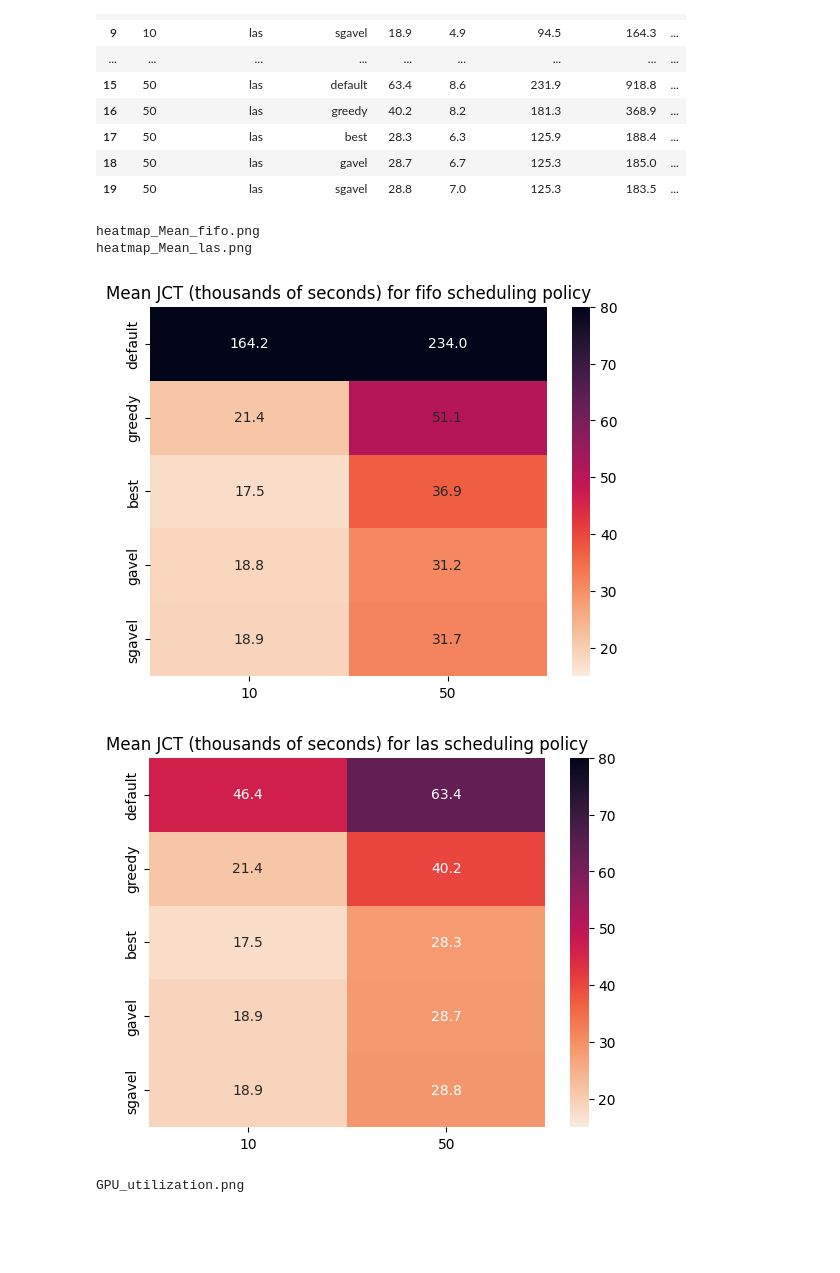
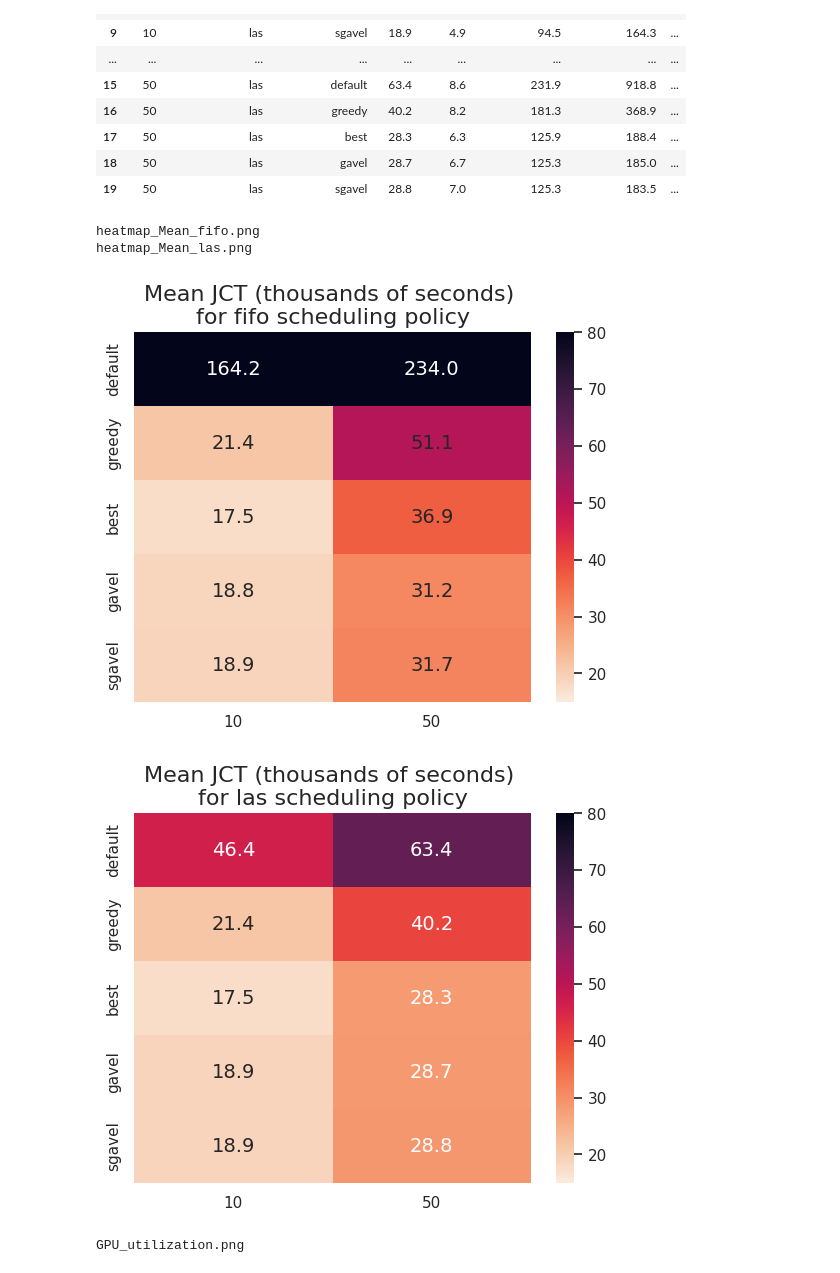
Before and after one commit to jfcooper2/blox, a Jupyter notebook: exploratory_data_analysis.ipynb, the cells around one changed output. Saved outputs shown, nothing was run; the diff lists cells and outputs as text; code cells hidden in the pictures; blank space fills up the shorter version.

Commit message:
Changed font sizes on the heatmaps so they are more legible

```diff
--- a/exploratory_data_analysis.ipynb
+++ b/exploratory_data_analysis.ipynb
@@ -133,26 +133,28 @@ display(metrics_JCT)
 # %%
 import matplotlib.pyplot as plt
 import seaborn as sns
 
+sns.set(font_scale=1)
 for s in scheduling_policies:
     m = 'Mean'
     plt.figure()
     df = metrics_JCT.loc[metrics_JCT["Scheduling Policy"] == s]
     df2 = pd.DataFrame(np.reshape(df[m].values, (2, 5)).T, columns=["10", "50"], index=metrics_JCT["Placement Policy"].values[:5])
     # sns.heatmap(df2, annot=True, fmt=".1f", cmap="crest")
-    ax = sns.heatmap(df2, annot=True, fmt=".1f", cmap="rocket_r")
+    ax = sns.heatmap(df2, annot=True, fmt=".1f", cmap="rocket_r", annot_kws={'size': 14})
+
     ax.collections[0].set_clim((15,80))
-    plt.title(f'{m} JCT (thousands of seconds) for {s} scheduling policy')
+    plt.title(f'{m} JCT (thousands of seconds) \nfor {s} scheduling policy', fontsize='16')
     # plt.plot()
     fig_file_title = f'heatmap_{m}_{s}.png'
     print(fig_file_title)
     path_fig = path.join('plots_allredudes', fig_file_title)
     plt.savefig(path_fig)
 # %% [output]
 heatmap_Mean_fifo.png
 heatmap_Mean_las.png
-[figure, old version]
+[figure, new version]
-[figure, old version]
+[figure, new version]
 # %%
 fig, axs = plt.subplots(2, 2)
 for u, v in test_utilization.items():
```
Also changed, not shown: parts of 1 cell of this notebook, 2 other files.
